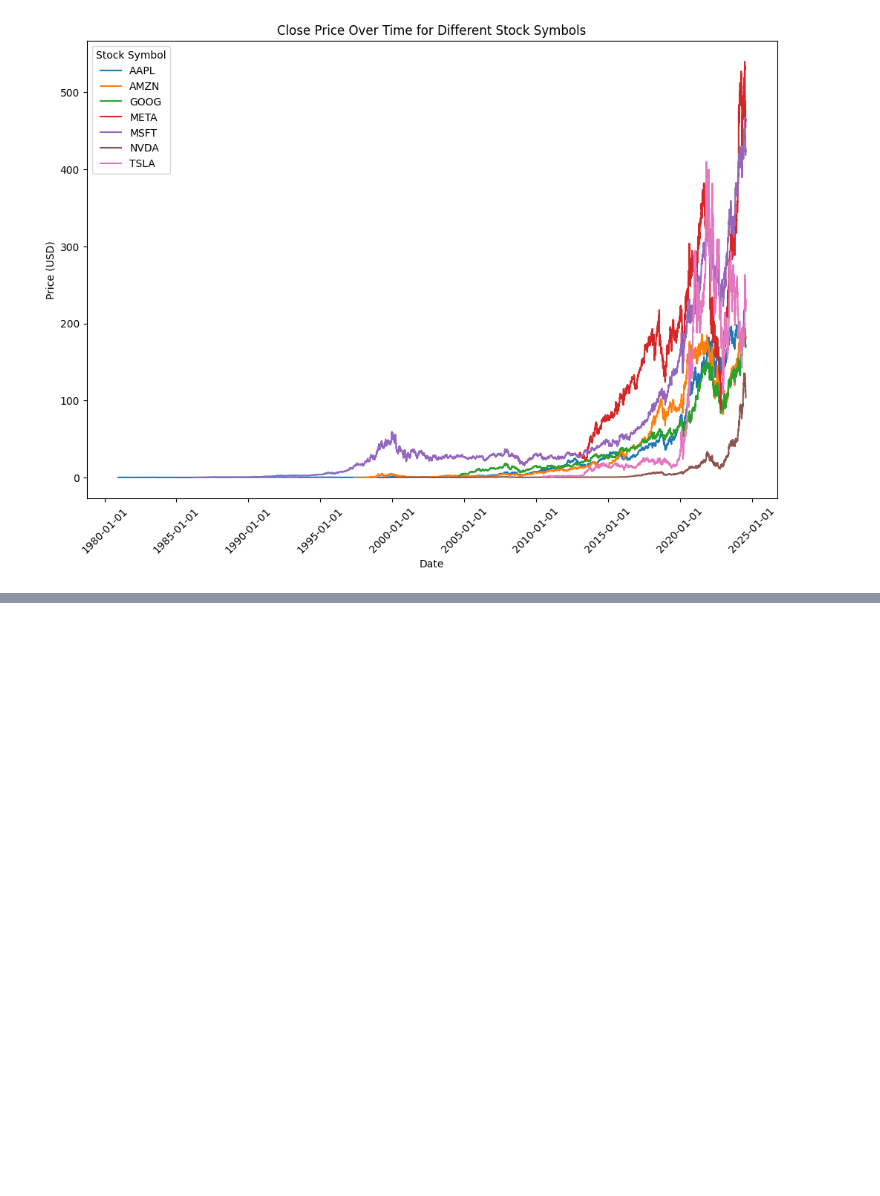
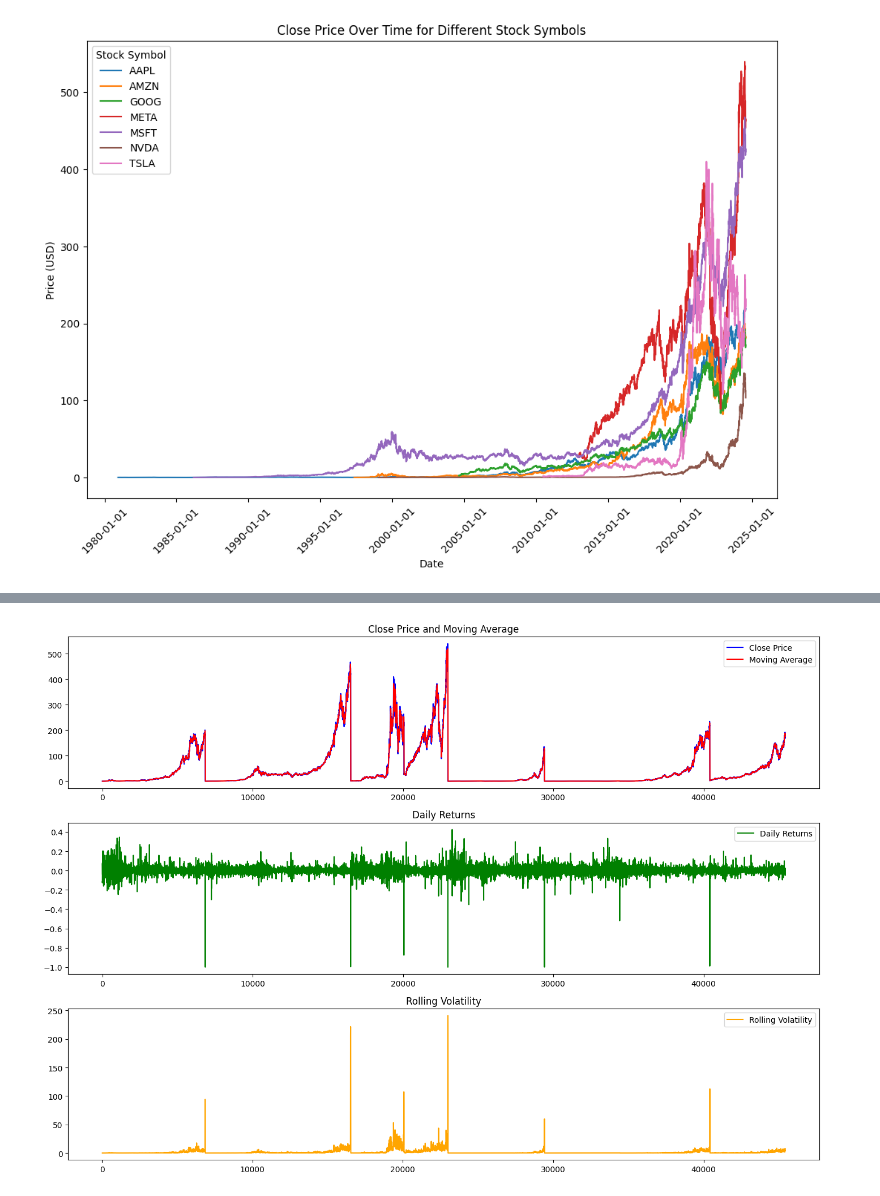
Before and after one commit to GetieBalew24/StockMarketAnalyis, a Jupyter notebook: notebooks/Stock_Price_Analysis.ipynb, the cells around one changed output, grey strips where cells are left out. Saved outputs shown, nothing was run; the diff lists cells and outputs as text; code cells hidden in the pictures; blank space fills up the shorter version.

Commit message:
Plot financial metrics

```diff
--- a/notebooks/Stock_Price_Analysis.ipynb
+++ b/notebooks/Stock_Price_Analysis.ipynb
@@ -96,0 +117,5 @@ stock_analyzer.plot_price()
+# %%
+# plot sock price return over time
+stock_analyzer.plot_financial_metrics()
+# %% [output]
+[figure, added]
```
Also changed, not shown: parts of 2 cells of this notebook, 1 other file.
